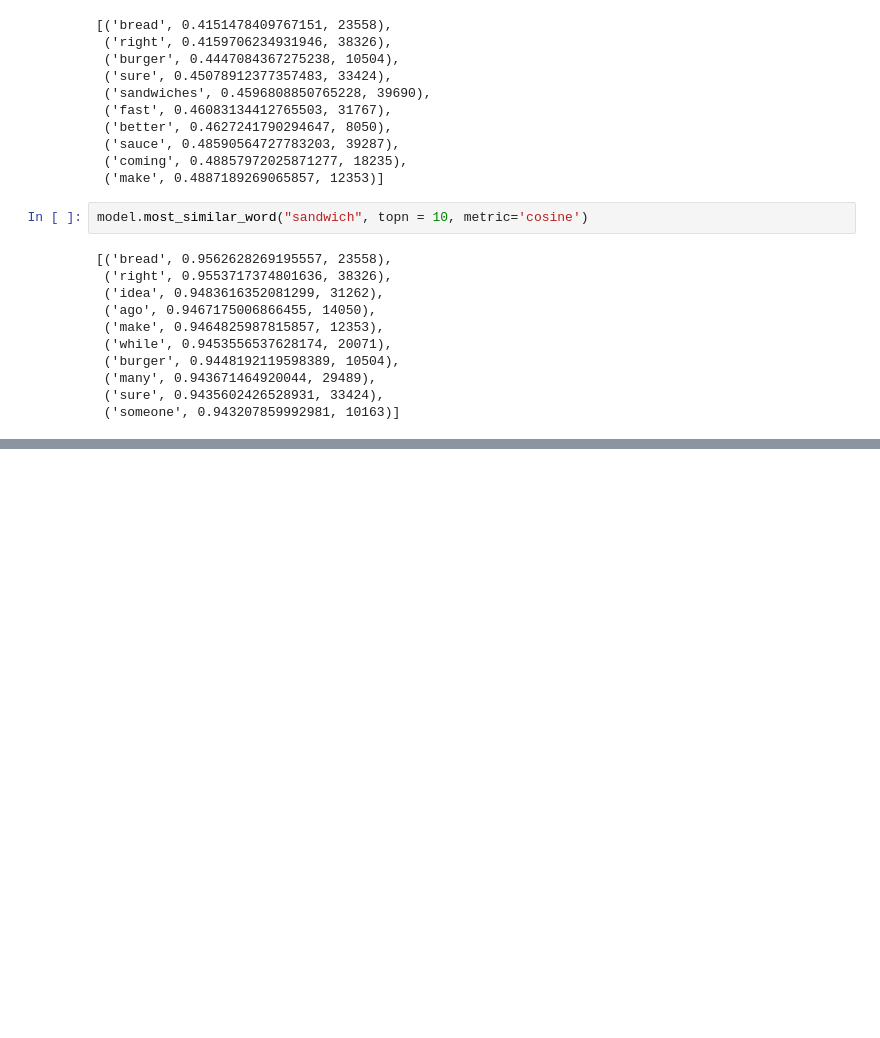
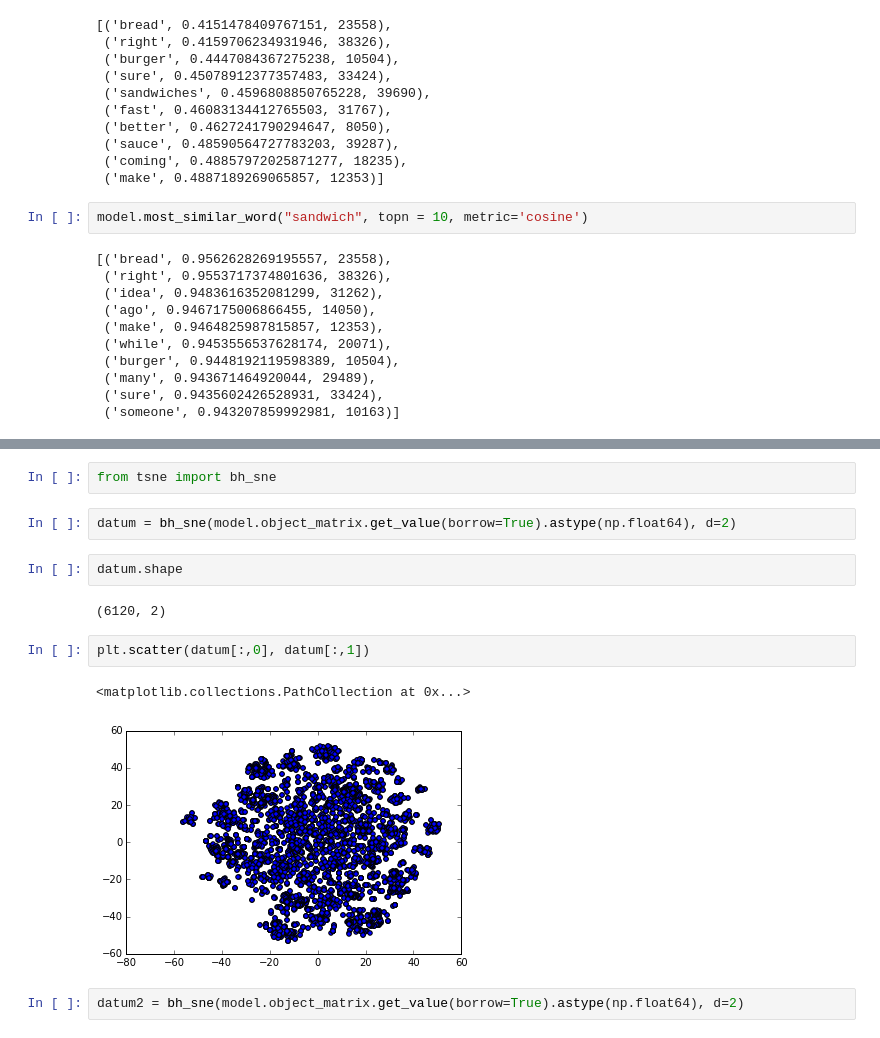
Before and after one commit to JonathanRaiman/PythonObjectLM, a Jupyter notebook: Covariance over Yelp Dataset.ipynb, the cells around one changed output, grey strips where cells are left out. Drawn from its saved outputs; the diff is of its cells as text; blank space fills up the shorter version.

```diff
--- a/Covariance over Yelp Dataset.ipynb
+++ b/Covariance over Yelp Dataset.ipynb
@@ -297 +298,16 @@ and cakes . i and my husband love to have some hot fresh baked croissant and cof
 ... (28 outputs left out)
+# %%
+from tsne import bh_sne
+# %%
+datum = bh_sne(model.object_matrix.get_value(borrow=True).astype(np.float64), d=2)
+# %%
+datum.shape
+# %% [output]
+(6120, 2)
+# %%
+plt.scatter(datum[:,0], datum[:,1])
+# %% [output]
+<matplotlib.collections.PathCollection at 0x...>
+[figure, added]
+# %%
+datum2 = bh_sne(model.object_matrix.get_value(borrow=True).astype(np.float64), d=2)
```
Also changed, not shown: parts of 14 cells of this notebook, 1 other file.
